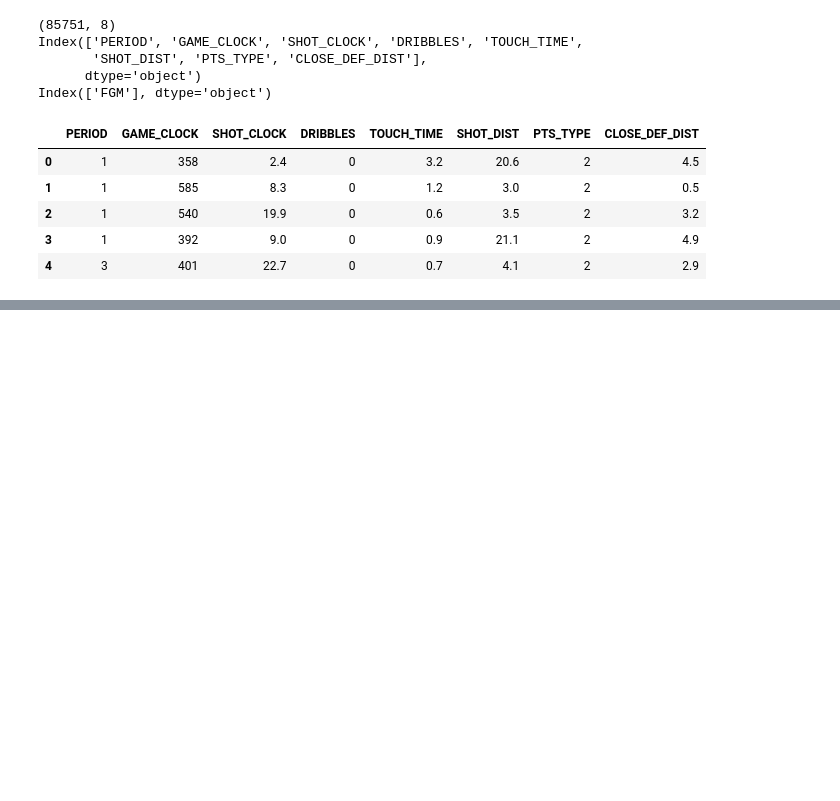
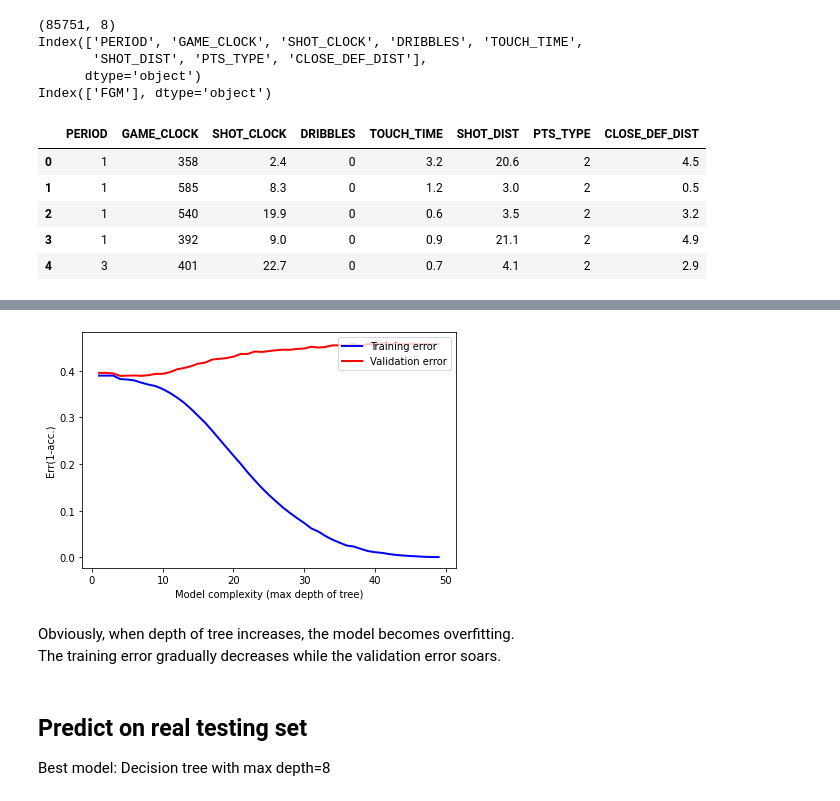
Before and after one commit to chengche6230/Deep-Learning-Course, a Jupyter notebook: Lab05/Lab05_110065512.ipynb, the cells around one changed output, grey strips where cells are left out. Saved outputs shown, nothing was run; the diff lists cells and outputs as text; code cells hidden in the pictures; blank space fills up the shorter version.

```diff
--- a/Lab05/Lab05_110065512.ipynb
+++ b/Lab05/Lab05_110065512.ipynb
@@ -26,0 +40,7 @@ Index(['FGM'], dtype='object')
+# %%
+# Directly apply ridge classifier to raw data w/o any pre-processing
+for a in [0, 1, 10, 100, 1000]:
+    clf = RidgeClassifier(alpha=a)
+    clf.fit(X_train, y_train.values.ravel())
+    print(f"[Alpha = {a}]")
+    print(f"\tTraining:{clf.score(X_train, y_train):.4f}, Validation:{clf.score(X_val, y_val):.4f}")
@@ -26,0 +240,14 @@ Index(['FGM'], dtype='object')
+# %%
+# Random forest
+for n in range(50, 301, 50):
+    forest = RandomForestClassifier(criterion='entropy',
+                                    n_estimators=n,
+                                    random_state=1,
+                                    n_jobs=4)
+    forest.fit(X_train, y_train.values.ravel())
+
+    y_pred_train = forest.predict(X_train)
+    y_pred = forest.predict(X_val)
+    print(f"[Number of estimators = {n}]")
+    print('\tAcc. on training: %.2f' % accuracy_score(y_train, y_pred_train))
+    print('\tAcc. on validation: %.2f' % accuracy_score(y_val, y_pred))
@@ -26,0 +280,30 @@ Index(['FGM'], dtype='object')
+# %%
+err_train = []
+err_val = []
+MAX_DEPTH = 50
+
+for depth in range(1, MAX_DEPTH):
+    tree = DecisionTreeClassifier(criterion='entropy',
+                                max_depth=depth,
+                                random_state=0)
+    tree.fit(X_train, y_train)
+    y_pred_train = tree.predict(X_train)
+    y_pred = tree.predict(X_val)
+    err_train.append(1 - accuracy_score(y_train, y_pred_train))
+    err_val.append(1 - accuracy_score(y_val, y_pred))
+
+plt.plot(range(1, MAX_DEPTH), err_train, label = 'Training error', color = 'blue', linewidth = 2)
+plt.plot(range(1, MAX_DEPTH), err_val, label = 'Validation error', color = 'red', linewidth = 2)
+plt.legend(loc='upper right')
+plt.xlabel('Model complexity (max depth of tree)')
+plt.ylabel('Err(1-acc.)')
+plt.tight_layout()
+plt.show()
+# %% [output]
+[figure, added]
+# %% [markdown]
+Obviously, when depth of tree increases, the model becomes overfitting.<br>
+The training error gradually decreases while the validation error soars.
+# %% [markdown]
+## Predict on real testing set
+Best model: Decision tree with max depth=8
```
Also changed, not shown: parts of 24 cells of this notebook, 1 other file.
